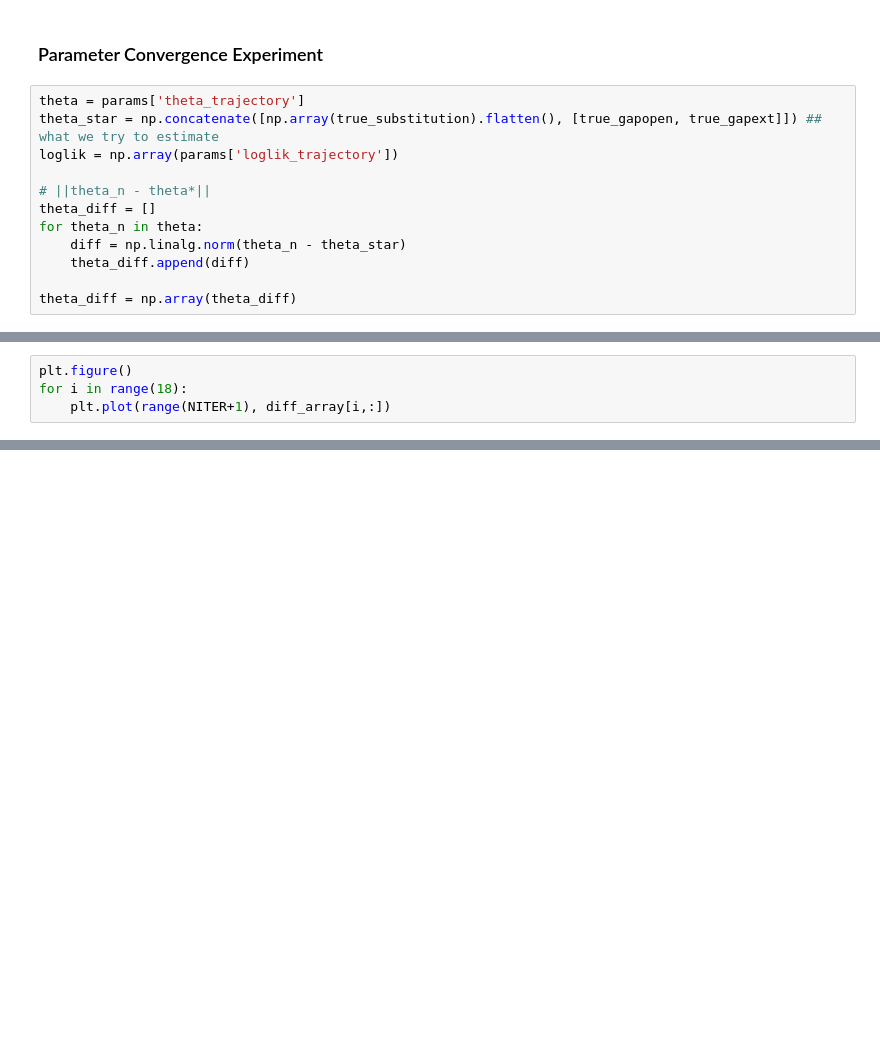
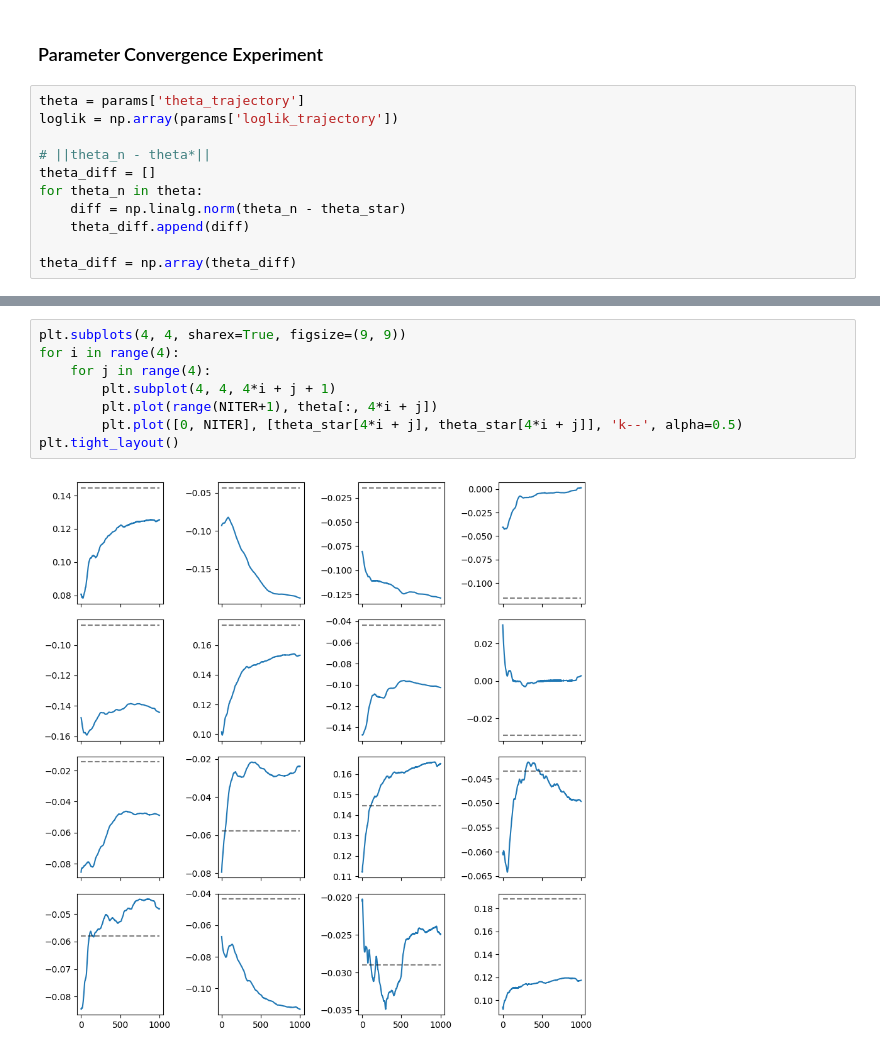
Before and after one commit to BioGeMT/EstimAlign, a Jupyter notebook: RNA_simulated_general_scheme_MC.ipynb, the cells around one changed output, grey strips where cells are left out. Drawn from its saved outputs; the diff is of its cells as text; blank space fills up the shorter version.

```diff
--- a/RNA_simulated_general_scheme_MC.ipynb
+++ b/RNA_simulated_general_scheme_MC.ipynb
@@ -240,7 +208,6 @@ Array([[ 0.87188019, -0.42748619, -0.82853544, -0.56380197],
 ### Parameter Convergence Experiment
 # %%
 theta = params['theta_trajectory']
-theta_star = np.concatenate([np.array(true_substitution).flatten(), [true_gapopen, true_gapext]]) ## what we try to estimate
 loglik = np.array(params['loglik_trajectory'])
 
 # ||theta_n - theta*||
@@ -311,4 +219,0 @@ plt.plot(range(NITER+1), diff_array[17,:])
-# %%
-plt.figure()
-for i in range(18):
-    plt.plot(range(NITER+1), diff_array[i,:])
@@ -329,0 +233,10 @@ plt.show()
+# %%
+plt.subplots(4, 4, sharex=True, figsize=(9, 9))
+for i in range(4):
+    for j in range(4):
+        plt.subplot(4, 4, 4*i + j + 1)
+        plt.plot(range(NITER+1), theta[:, 4*i + j])
+        plt.plot([0, NITER], [theta_star[4*i + j], theta_star[4*i + j]], 'k--', alpha=0.5)
+plt.tight_layout()
+# %% [output]
+[figure, added]
```
Also changed, not shown: parts of 77 cells of this notebook, 1 other file.
